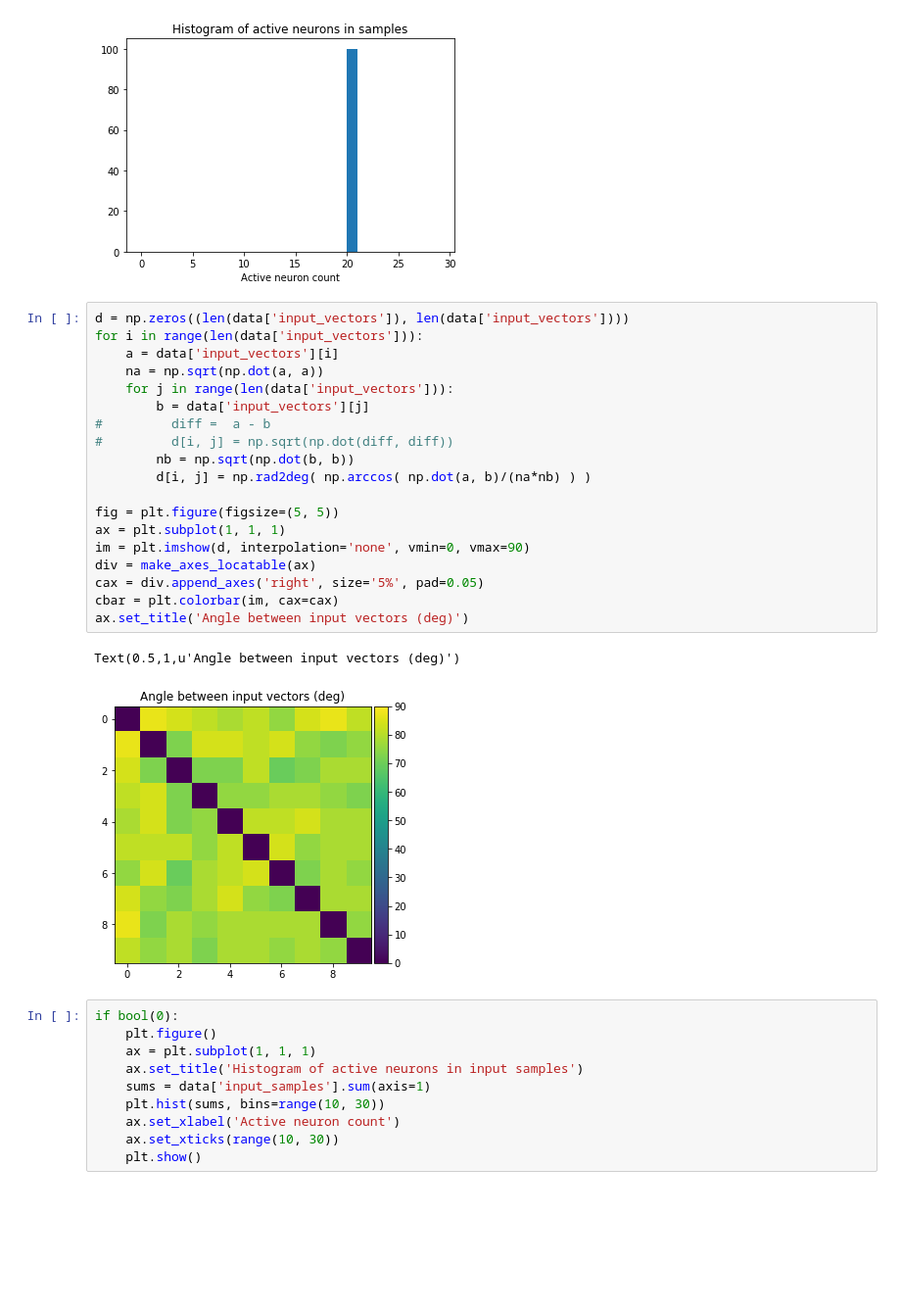
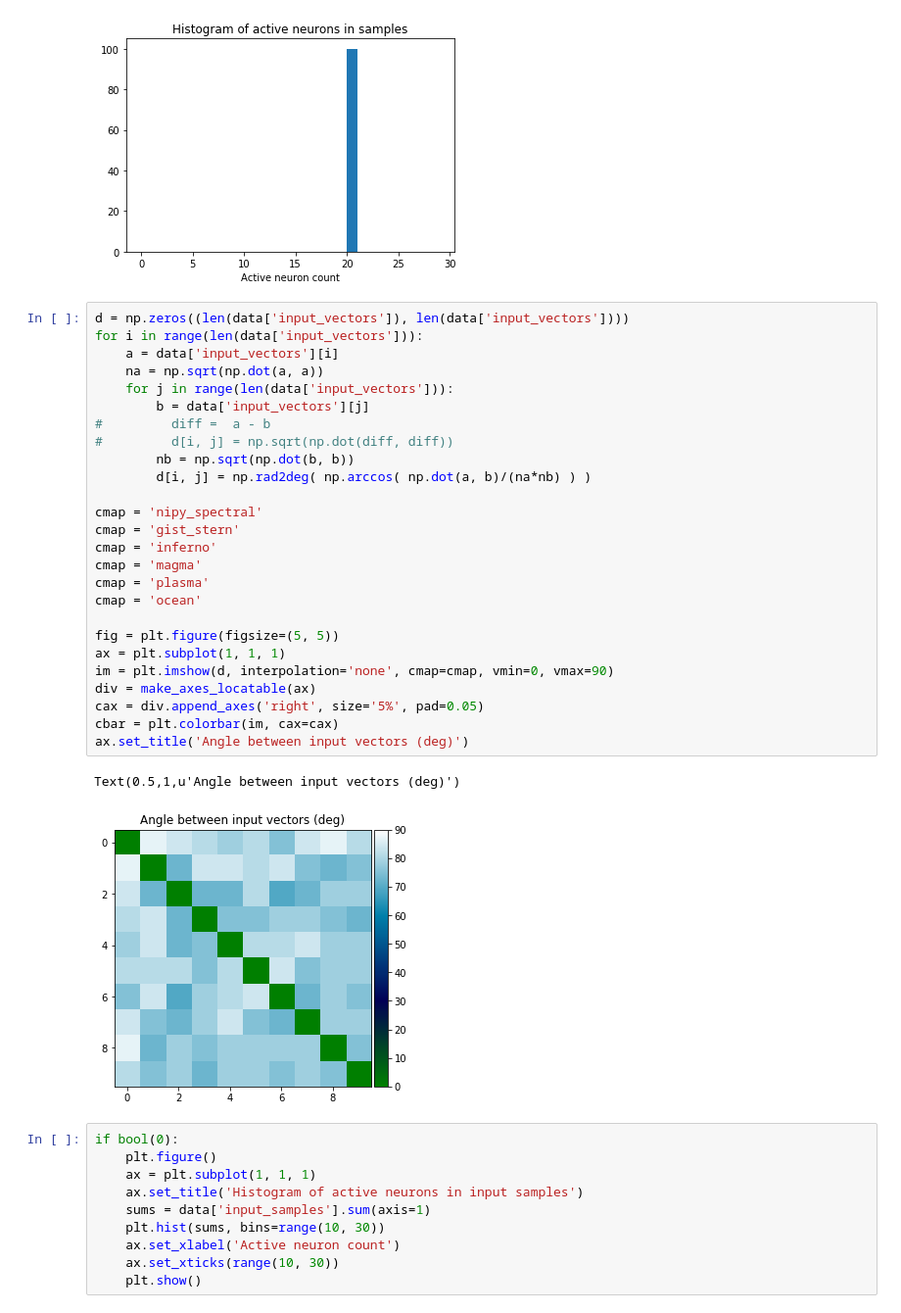
Before and after one commit to chanokin/brainscales-recognition, a Jupyter notebook: codebase/mushroom_body/analyze_mbody_results.ipynb, the cells around one changed output. Shown at 98% size. Saved outputs shown, nothing was run; the diff lists cells and outputs as text; blank space fills up the shorter version.

```diff
--- a/codebase/mushroom_body/analyze_mbody_results.ipynb
+++ b/codebase/mushroom_body/analyze_mbody_results.ipynb
@@ -489,25 +489,32 @@ if args.nSamplesAL <= 10:
 # %%
 d = np.zeros((len(data['input_vectors']), len(data['input_vectors'])))
 for i in range(len(data['input_vectors'])):
     a = data['input_vectors'][i]
     na = np.sqrt(np.dot(a, a))
     for j in range(len(data['input_vectors'])):
         b = data['input_vectors'][j]
 #         diff =  a - b
 #         d[i, j] = np.sqrt(np.dot(diff, diff))
         nb = np.sqrt(np.dot(b, b))
         d[i, j] = np.rad2deg( np.arccos( np.dot(a, b)/(na*nb) ) )
 
+cmap = 'nipy_spectral'
+cmap = 'gist_stern'
+cmap = 'inferno'
+cmap = 'magma'
+cmap = 'plasma'
+cmap = 'ocean'
+
 fig = plt.figure(figsize=(5, 5))
 ax = plt.subplot(1, 1, 1)
-im = plt.imshow(d, interpolation='none', vmin=0, vmax=90)
+im = plt.imshow(d, interpolation='none', cmap=cmap, vmin=0, vmax=90)
 div = make_axes_locatable(ax)
 cax = div.append_axes('right', size='5%', pad=0.05)
 cbar = plt.colorbar(im, cax=cax)
 ax.set_title('Angle between input vectors (deg)')
 # %% [output]
 Text(0.5,1,u'Angle between input vectors (deg)')
-[figure, old version]
+[figure, new version]
 # %%
 if bool(0):
     plt.figure()
```
Also changed, not shown: parts of 9 cells of this notebook, 7 other files.
